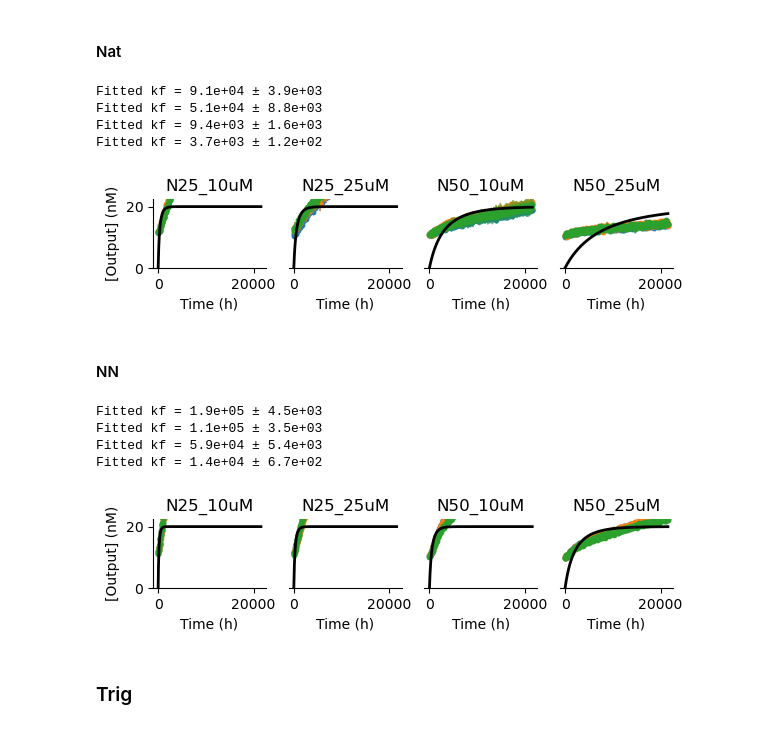
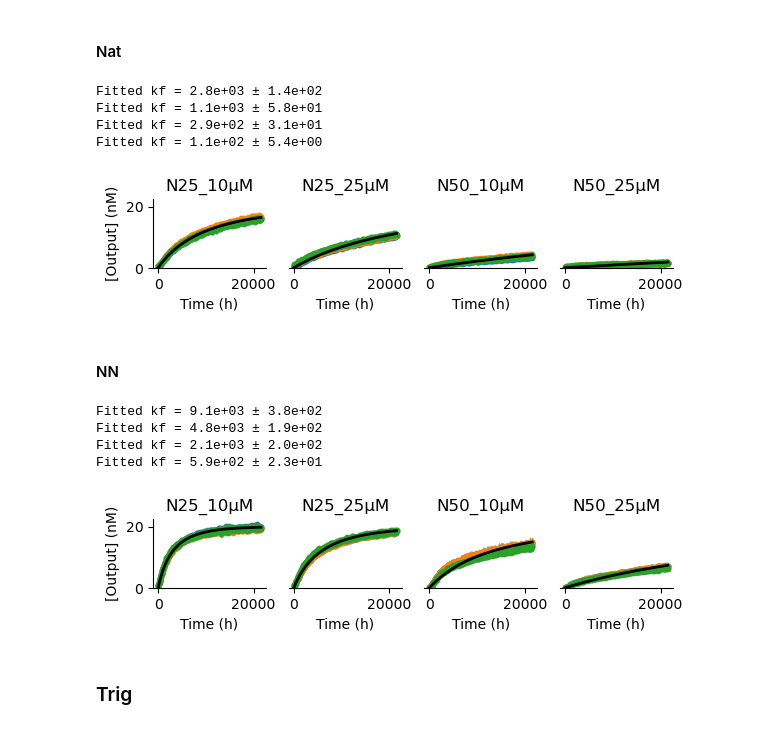
Before and after one commit to thachuk-lab/NN-DSD-Results-Analysis, a Jupyter notebook: SingleStep_Modeling.ipynb, the cells around one changed output. Saved outputs shown, nothing was run; the diff lists cells and outputs as text; code cells hidden in the pictures.

Commit message:
Re-exporting figures to update supplement

```diff
--- a/SingleStep_Modeling.ipynb
+++ b/SingleStep_Modeling.ipynb
@@ -679,7 +679,7 @@ Fitted kf = 2.2e+04 ± 8.1e+02
 # %% [markdown]
 #### Nat
 # %%
-labels = ['N25_10uM', 'N25_25uM', 'N50_10uM', 'N50_25uM']
+labels = ['N25_10\u03bcM', 'N25_25\u03bcM', 'N50_10\u03bcM', 'N50_25\u03bcM']
 
 
 data = TUM_no[0:number_of_points]
@@ -825,42 +825,42 @@ for i,a in enumerate(ax):
 
 
     a.scatter(x_trunc,c, color=color_scheme[j], s = 10)
     a.fill_between(x_trunc,(np.array(c)-np.array(stdDev[i][j])),np.array(c), color=color_scheme[j], alpha= alph)
     a.fill_between(x_trunc,c,  (c+np.array(stdDev[i][j])), color=color_scheme[j], alpha= alph)
 
 
   fitted_kf = np.mean(res)
   param_sd_kf = np.std(res)
   print(f"Fitted kf = {fitted_kf:.1e} ± {param_sd_kf:.1e}")
 
 
   k_no_nat.append([fitted_kf,param_sd_kf])
   a.plot(x,[i*1e9 for i in modelOneStep(fitted_kf, x, fixed_params_list[i])], color='black',linewidth=line)
 
   a.set_xlabel('Time (h)')
   a.set_title(f"{labels[i]}")
   a.spines['left'].set_visible(False)
   a.spines['right'].set_visible(False)
   a.spines['top'].set_visible(False)
   a.get_yaxis().set_visible(False)
 ax[0].get_yaxis().set_visible(True)
 ax[0].spines['left'].set_visible(True)
 ax[0].set_ylim(0,22.5)
 
 ax[0].set_ylabel('[Output] (nM)')
 
 #plt.savefig('TUM_nat_noinc.svg', dpi = 500, transparent=True)
 plt.show()
 # %% [output]
-Fitted kf = 9.1e+04 ± 3.9e+03
-Fitted kf = 5.1e+04 ± 8.8e+03
-Fitted kf = 9.4e+03 ± 1.6e+03
-Fitted kf = 3.7e+03 ± 1.2e+02
+Fitted kf = 2.8e+03 ± 1.4e+02
+Fitted kf = 1.1e+03 ± 5.8e+01
+Fitted kf = 2.9e+02 ± 3.1e+01
+Fitted kf = 1.1e+02 ± 5.4e+00
-[figure, old version]
+[figure, new version]
 # %% [markdown]
 #### NN
 # %%
-labels = ['N25_10uM', 'N25_25uM', 'N50_10uM', 'N50_25uM']
+labels = ['N25_10\u03bcM', 'N25_25\u03bcM', 'N50_10\u03bcM', 'N50_25\u03bcM']
 
 
 data = TUM_no[0:number_of_points]
@@ -1034,11 +1034,11 @@ ax[0].set_ylabel('[Output] (nM)')
 #plt.savefig('TUM_nn_noinc.svg', dpi = 500, transparent=True)
 plt.show()
 # %% [output]
-Fitted kf = 1.9e+05 ± 4.5e+03
-Fitted kf = 1.1e+05 ± 3.5e+03
-Fitted kf = 5.9e+04 ± 5.4e+03
-Fitted kf = 1.4e+04 ± 6.7e+02
+Fitted kf = 9.1e+03 ± 3.8e+02
+Fitted kf = 4.8e+03 ± 1.9e+02
+Fitted kf = 2.1e+03 ± 2.0e+02
+Fitted kf = 5.9e+02 ± 2.3e+01
-[figure, old version]
+[figure, new version]
 # %% [markdown]
 ### Trig
 # %% [markdown]
```
Also changed, not shown: parts of 8 cells of this notebook, 5 other files.
